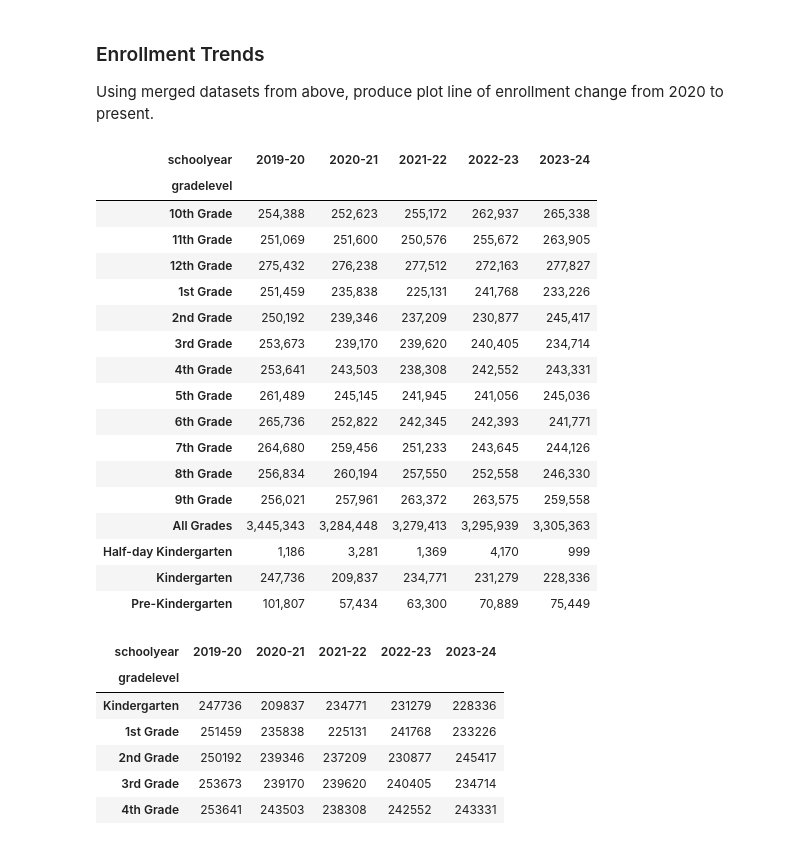
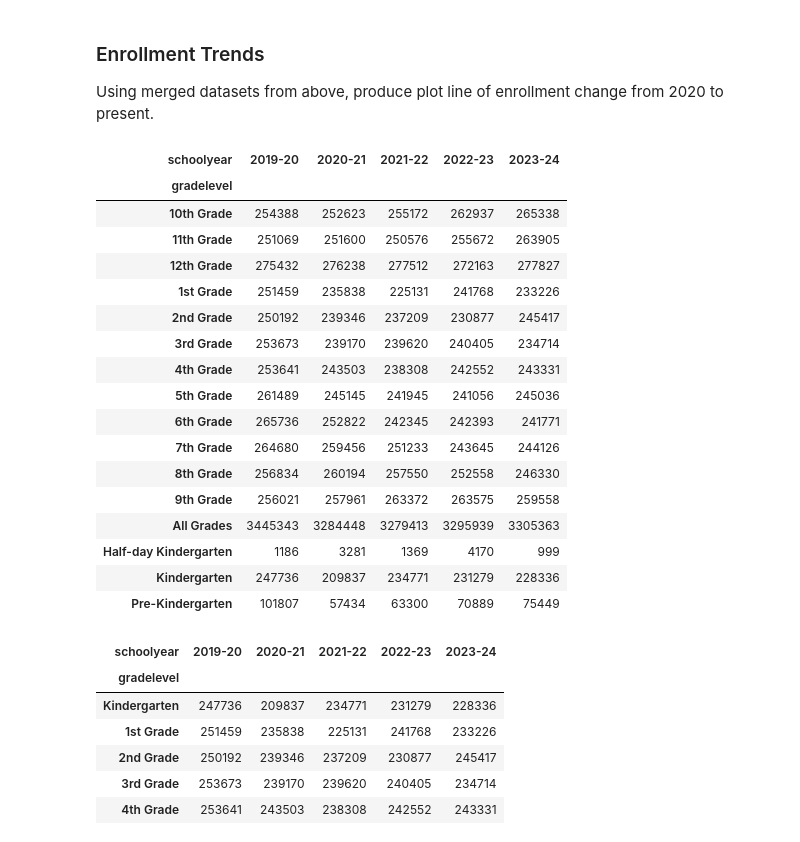
Before and after one commit to ambermocalis/WA-State-School-Enrollment-Report-2019-2024, a Jupyter notebook: Group Case/documentation.amocalis_OSPI.ipynb, the cells around one changed output. Cells and saved outputs as stored; diff of their text form; code cells hidden in the pictures.

```diff
--- a/Group Case/documentation.amocalis_OSPI.ipynb
+++ b/Group Case/documentation.amocalis_OSPI.ipynb
@@ -205,27 +205,26 @@ Use visualization to better understand the data and spot trends. Include <mark>a
 
 Using merged datasets from above, produce plot line of enrollment change from 2020 to present.
 # %%
-enrollment_data = concat_df.pivot_table(values="all students", index="gradelevel", columns="schoolyear", aggfunc="sum")
-enrollment_data = enrollment_data.style.format("{:,.0f}") # formats pivot table for readability
+enrollment_data_by_grade_level = concat_df.pivot_table(values="all students", index="gradelevel", columns="schoolyear", aggfunc="sum")
 
-enrollment_data
+enrollment_data_by_grade_level
 # %% [output]
 | schoolyear | 2019-20 | 2020-21 | 2021-22 | 2022-23 | 2023-24 |
 | gradelevel |  |  |  |  |  |
-| 10th Grade | 254,388 | 252,623 | 255,172 | 262,937 | 265,338 |
-| 11th Grade | 251,069 | 251,600 | 250,576 | 255,672 | 263,905 |
-| 12th Grade | 275,432 | 276,238 | 277,512 | 272,163 | 277,827 |
-| 1st Grade | 251,459 | 235,838 | 225,131 | 241,768 | 233,226 |
-| 2nd Grade | 250,192 | 239,346 | 237,209 | 230,877 | 245,417 |
-| 3rd Grade | 253,673 | 239,170 | 239,620 | 240,405 | 234,714 |
-| 4th Grade | 253,641 | 243,503 | 238,308 | 242,552 | 243,331 |
-| 5th Grade | 261,489 | 245,145 | 241,945 | 241,056 | 245,036 |
-| 6th Grade | 265,736 | 252,822 | 242,345 | 242,393 | 241,771 |
-| 7th Grade | 264,680 | 259,456 | 251,233 | 243,645 | 244,126 |
-| 8th Grade | 256,834 | 260,194 | 257,550 | 252,558 | 246,330 |
-| 9th Grade | 256,021 | 257,961 | 263,372 | 263,575 | 259,558 |
-| All Grades | 3,445,343 | 3,284,448 | 3,279,413 | 3,295,939 | 3,305,363 |
-| Half-day Kindergarten | 1,186 | 3,281 | 1,369 | 4,170 | 999 |
-| Kindergarten | 247,736 | 209,837 | 234,771 | 231,279 | 228,336 |
-| Pre-Kindergarten | 101,807 | 57,434 | 63,300 | 70,889 | 75,449 |
+| 10th Grade | 254388 | 252623 | 255172 | 262937 | 265338 |
+| 11th Grade | 251069 | 251600 | 250576 | 255672 | 263905 |
+| 12th Grade | 275432 | 276238 | 277512 | 272163 | 277827 |
+| 1st Grade | 251459 | 235838 | 225131 | 241768 | 233226 |
+| 2nd Grade | 250192 | 239346 | 237209 | 230877 | 245417 |
+| 3rd Grade | 253673 | 239170 | 239620 | 240405 | 234714 |
+| 4th Grade | 253641 | 243503 | 238308 | 242552 | 243331 |
+| 5th Grade | 261489 | 245145 | 241945 | 241056 | 245036 |
+| 6th Grade | 265736 | 252822 | 242345 | 242393 | 241771 |
+| 7th Grade | 264680 | 259456 | 251233 | 243645 | 244126 |
+| 8th Grade | 256834 | 260194 | 257550 | 252558 | 246330 |
+| 9th Grade | 256021 | 257961 | 263372 | 263575 | 259558 |
+| All Grades | 3445343 | 3284448 | 3279413 | 3295939 | 3305363 |
+| Half-day Kindergarten | 1186 | 3281 | 1369 | 4170 | 999 |
+| Kindergarten | 247736 | 209837 | 234771 | 231279 | 228336 |
+| Pre-Kindergarten | 101807 | 57434 | 63300 | 70889 | 75449 |
 # %%
```
Also changed, not shown: parts of 6 cells of this notebook.
